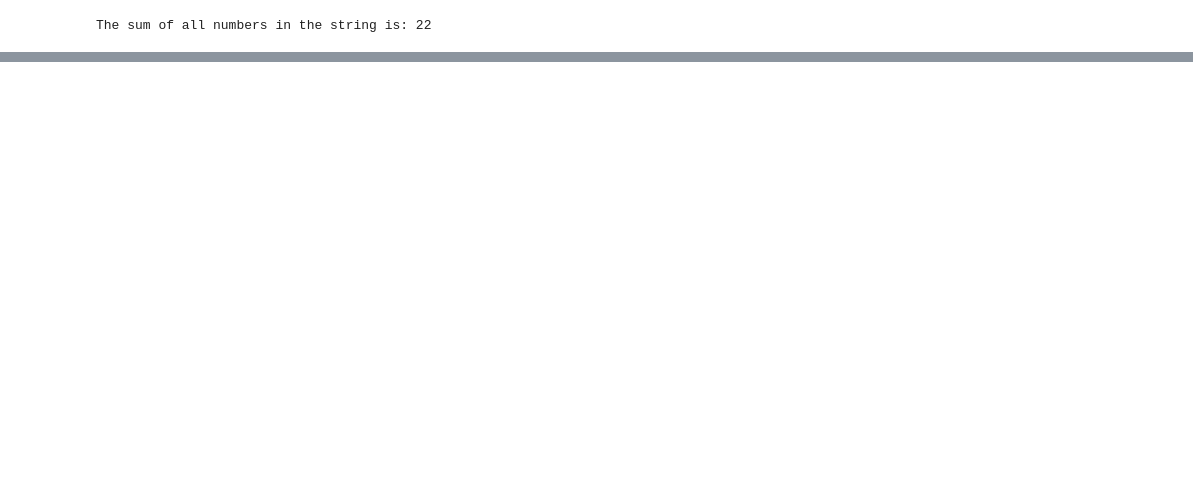
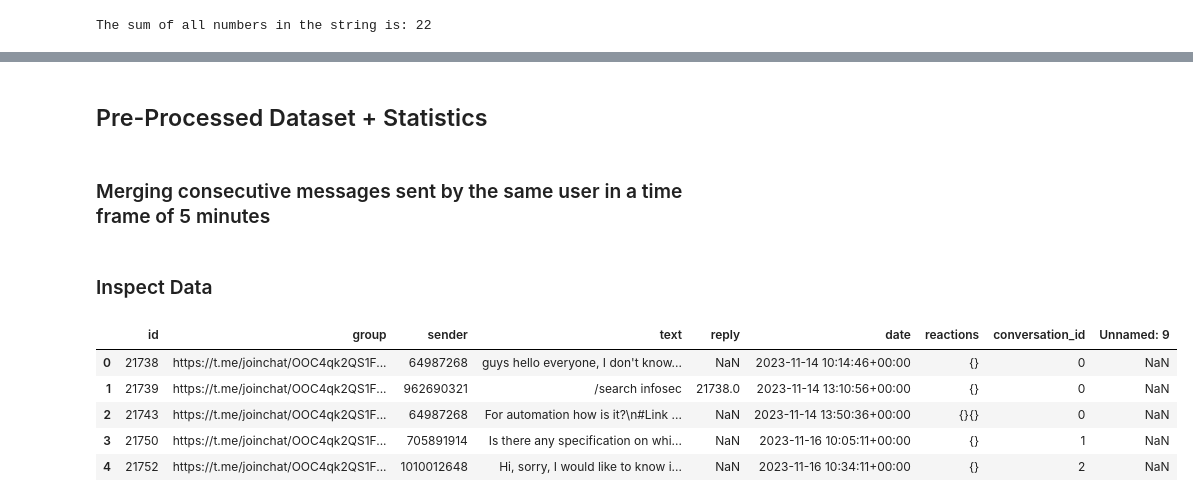
Before and after one commit to amirmosio/telegram-event-detection, a Jupyter notebook: data_analysis/dataset_analysis.ipynb, the cells around one changed output, grey strips where cells are left out. Cells and saved outputs as stored; diff of their text form; code cells hidden in the pictures; blank space fills up the shorter version.

Commit message:
Dataset Analysis and Cosine Similarities testing

```diff
--- a/data_analysis/dataset_analysis.ipynb
+++ b/data_analysis/dataset_analysis.ipynb
@@ -33,0 +109,24 @@ The sum of all numbers in the string is: 22
+# %%
+# Function to merge consecutive messages from the same sender in a dataframe if they are sent within a certain time frame
+def merge_consecutive_messages(df,timeframe):
+    ourdf = df.copy()
+    k = ourdf.shape[0]-1
+    i=0
+    while i < k-1:
+
+        j=i+1
+        delta_timestamp = (ourdf.iloc[j]['date']-ourdf.iloc[i]['date']).seconds
+        if(not math.isnan(ourdf.iloc[i]['sender'] )):
+            while(ourdf.iloc[i]['sender'] == ourdf.iloc[j]['sender'] and
+                  delta_timestamp<timeframe and (ourdf.iloc[j]['reply'] == ourdf.iloc[i]['reply'] or math.isnan(ourdf.iloc[j]['reply'])) and
+                  ourdf.iloc[j]['conversation_id'] == ourdf.iloc[i]['conversation_id']):
+
+                text = str(ourdf.iloc[i]['text']) + " " + str(ourdf.iloc[j]['text'])
+                ourdf.at[i, 'text'] = text
+                ourdf.at[i,'reactions'] = ourdf.iloc[j]['reactions'] + ourdf.iloc[i]['reactions']
+
+                ourdf.drop(j, inplace=True)
+                ourdf.reset_index(drop=True, inplace=True)
+                k = k-1
+        i=i+1
+    return ourdf
@@ -153,0 +404,17 @@ lengthofconversationspergroup.plot(kind='bar', title='Average Length of Conversa
+# %% [markdown]
+## Pre-Processed Dataset + Statistics
+# %% [markdown]
+### Merging consecutive messages sent by the same user in a time frame of 5 minutes
+# %%
+predf = merge_consecutive_messages(df, 300)
+# %% [markdown]
+### Inspect Data
+# %%
+predf.head()
+# %% [output]
+|  | id | group | sender | text | reply | date | reactions | conversation_id | Unnamed: 9 |
+| 0 | 21738 | https://t.me/joinchat/OOC4qk2QS1F... | 64987268 | guys hello everyone, I don't know... | NaN | 2023-11-14 10:14:46+00:00 | {} | 0 | NaN |
+| 1 | 21739 | https://t.me/joinchat/OOC4qk2QS1F... | 962690321 | /search infosec | 21738.0 | 2023-11-14 13:10:56+00:00 | {} | 0 | NaN |
+| 2 | 21743 | https://t.me/joinchat/OOC4qk2QS1F... | 64987268 | For automation how is it?\n#Link ... | NaN | 2023-11-14 13:50:36+00:00 | {}{} | 0 | NaN |
+| 3 | 21750 | https://t.me/joinchat/OOC4qk2QS1F... | 705891914 | Is there any specification on whi... | NaN | 2023-11-16 10:05:11+00:00 | {} | 1 | NaN |
+| 4 | 21752 | https://t.me/joinchat/OOC4qk2QS1F... | 1010012648 | Hi, sorry, I would like to know i... | NaN | 2023-11-16 10:34:11+00:00 | {} | 2 | NaN |
```
Also changed, not shown: parts of 71 cells of this notebook, 1 other file.
